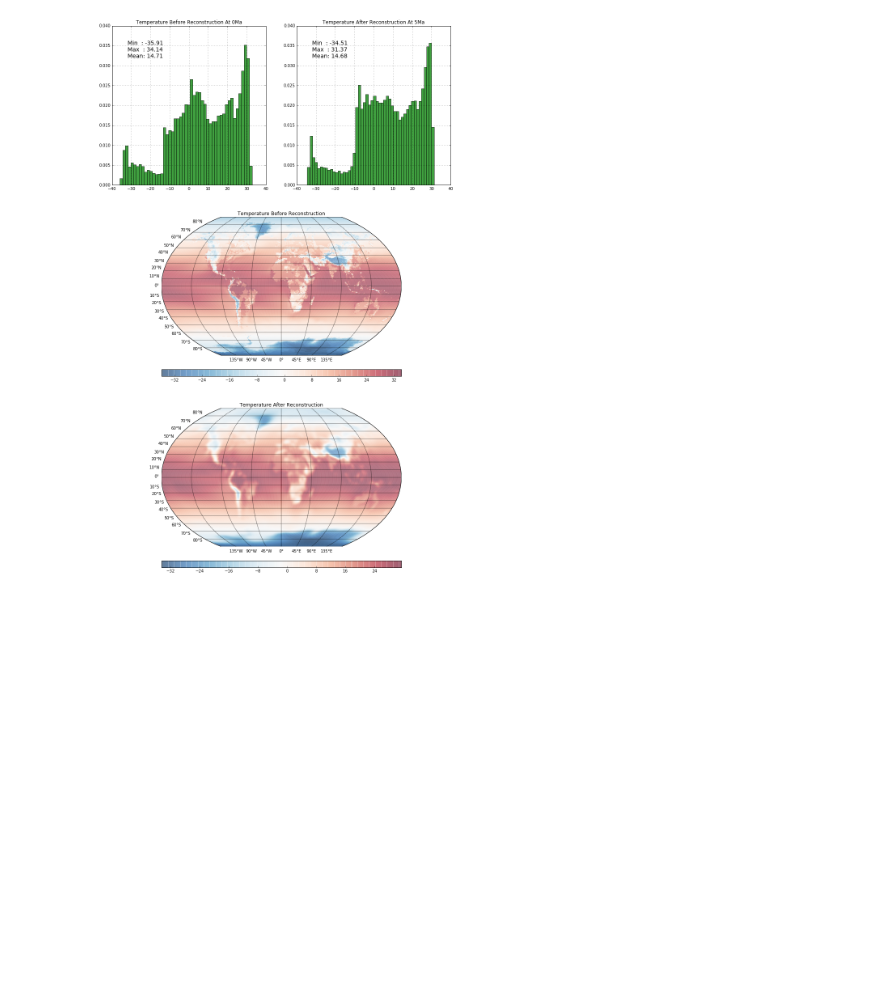
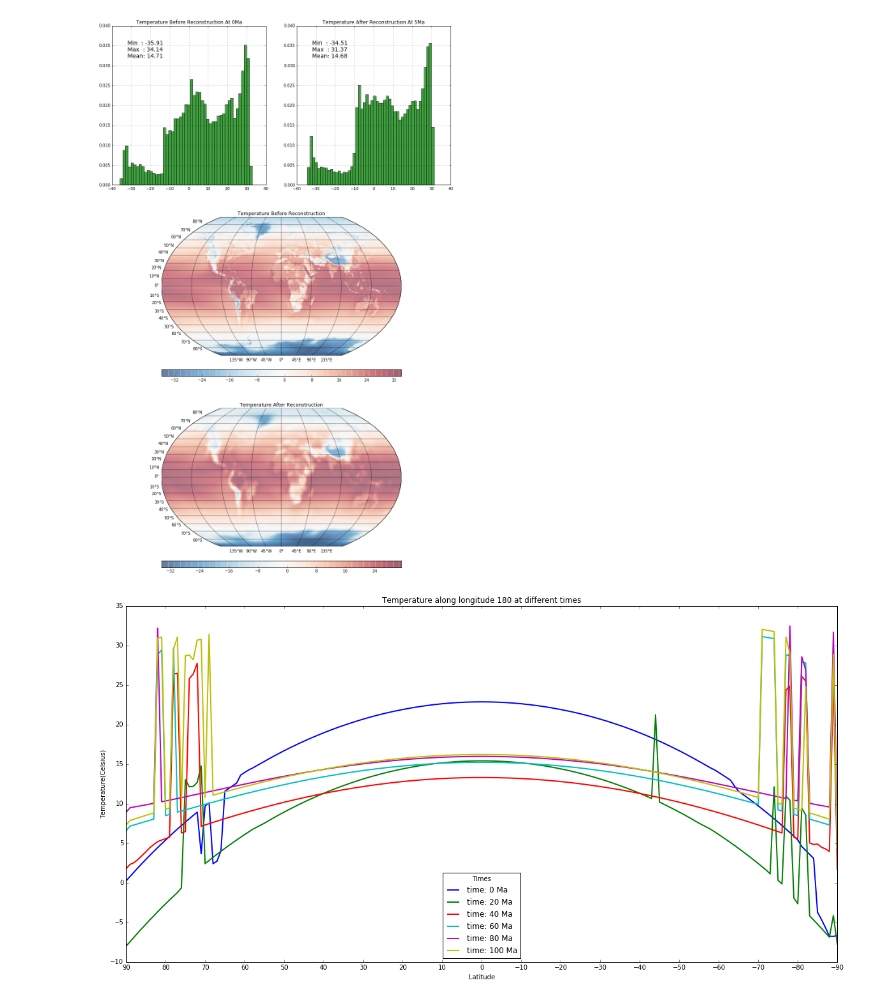
Before and after one commit to atom-model/ATOM, a Jupyter notebook: benchmark/Temperature.ipynb, the cells around one changed output. Saved outputs shown, nothing was run; the diff lists cells and outputs as text; code cells hidden in the pictures; blank space fills up the shorter version.

Commit message:
add a new temperature plot

```diff
--- a/benchmark/Temperature.ipynb
+++ b/benchmark/Temperature.ipynb
@@ -191,3 +191,26 @@ plt.title("Temperature After Reconstruction")
 plt.show()
 # %% [output]
 [figure]
+# %%
+import numpy as np
+import matplotlib.pyplot as plt
+%matplotlib inline
+
+plt.figure(figsize=(20,10))
+plt.xlim(90, -90)
+plt.xticks(range(90,-91,-10))
+plt.title('Temperature along longitude 180 at different times')
+
+x=range(90,-91,-1)
+
+for time in range(0,101,20):
+    adata = np.loadtxt('./output/[{}Ma_smooth.xyz]_PlotData_Atm.xyz'.format(time), skiprows=1)
+    plt.plot(x, adata[:, 6].reshape((361,181))[180],  label='time: {} Ma'.format(time), linewidth=2)
+
+plt.legend(title='Times', loc="lower center")
+plt.xlabel('Latitude')
+plt.ylabel('Temperature(Celsius)')
+plt.savefig('./output/temperature_at_lon_180.png')
+plt.show()
+# %% [output]
+[figure, added]
```
